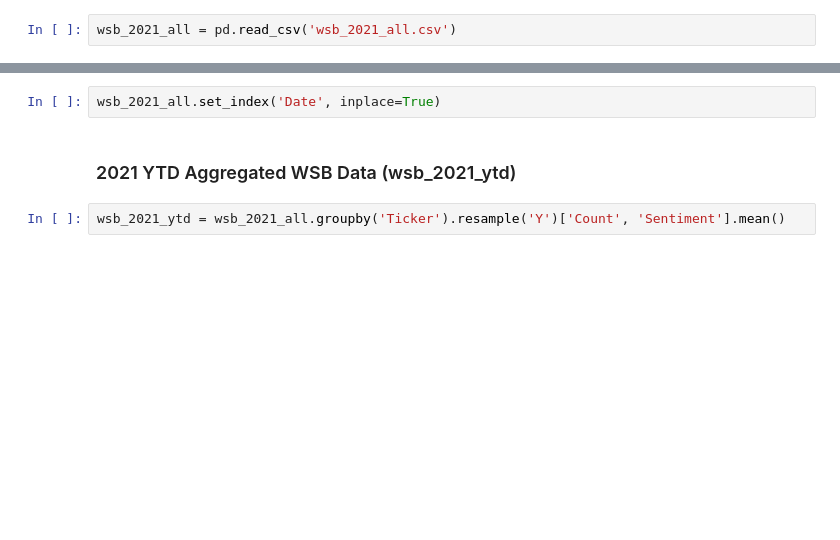
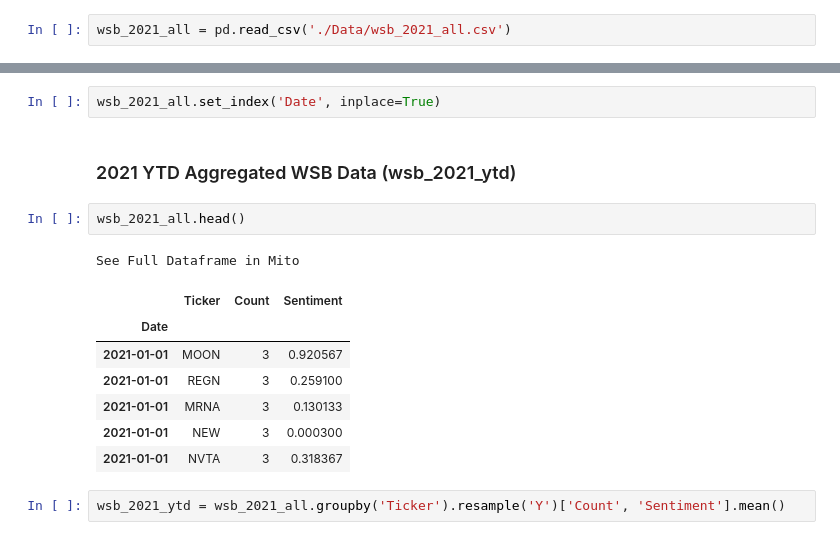
Before and after one commit to brianfrubin/etf-analysis, a Jupyter notebook: LITQ_ETF.ipynb, the cells around one changed output, grey strips where cells are left out. Saved outputs shown, nothing was run; the diff lists cells and outputs as text; blank space fills up the shorter version.

Commit message:
updating up to date files across the board

```diff
--- a/Quant_WSB.ipynb
+++ b/LITQ_ETF.ipynb
@@ -70,13 +70,24 @@ End Date : 2021-12-07 00:00:00
 wsb_2021_all = wsb_all_tickers['2021']
 wsb_2021_all.to_csv('wsb_2021_all.csv')
 # %%
-wsb_2021_all = pd.read_csv('wsb_2021_all.csv')
+wsb_2021_all = pd.read_csv('./Data/wsb_2021_all.csv')
 # %%
 wsb_2021_all['Date'] = pd.to_datetime(wsb_2021_all['Date'])
 # %%
 wsb_2021_all.set_index('Date', inplace=True)
 # %% [markdown]
 ### 2021 YTD Aggregated WSB Data (wsb_2021_ytd)
+# %%
+wsb_2021_all.head()
+# %% [output]
+See Full Dataframe in Mito
+|  | Ticker | Count | Sentiment |
+| Date |  |  |  |
+| 2021-01-01 | MOON | 3 | 0.920567 |
+| 2021-01-01 | REGN | 3 | 0.259100 |
+| 2021-01-01 | MRNA | 3 | 0.130133 |
+| 2021-01-01 | NEW | 3 | 0.000300 |
+| 2021-01-01 | NVTA | 3 | 0.318367 |
 # %%
 wsb_2021_ytd = wsb_2021_all.groupby('Ticker').resample('Y')['Count', 'Sentiment'].mean()
 # %% [markdown]
```
Also changed, not shown: parts of 3 cells of this notebook, 13 other files.
